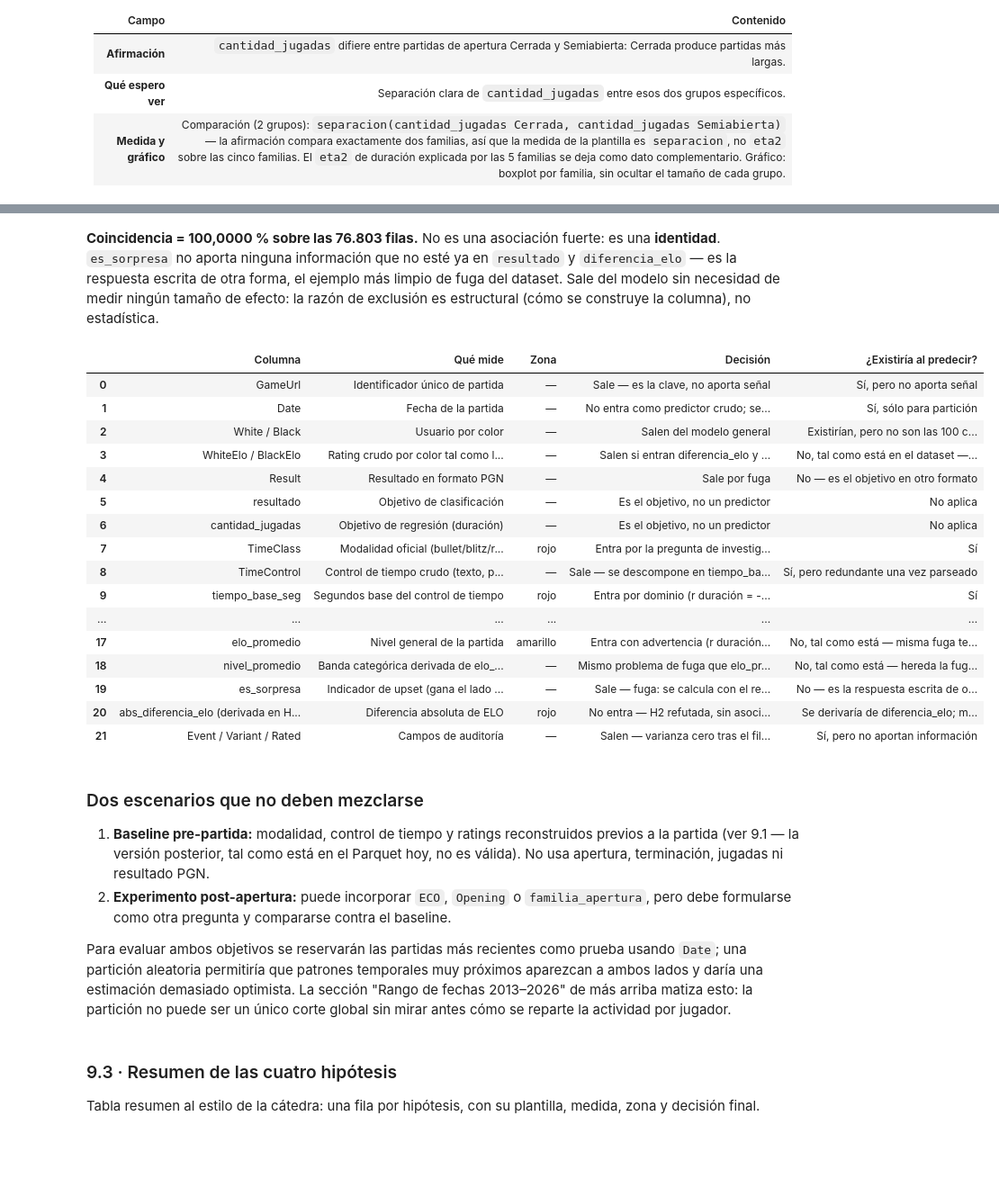
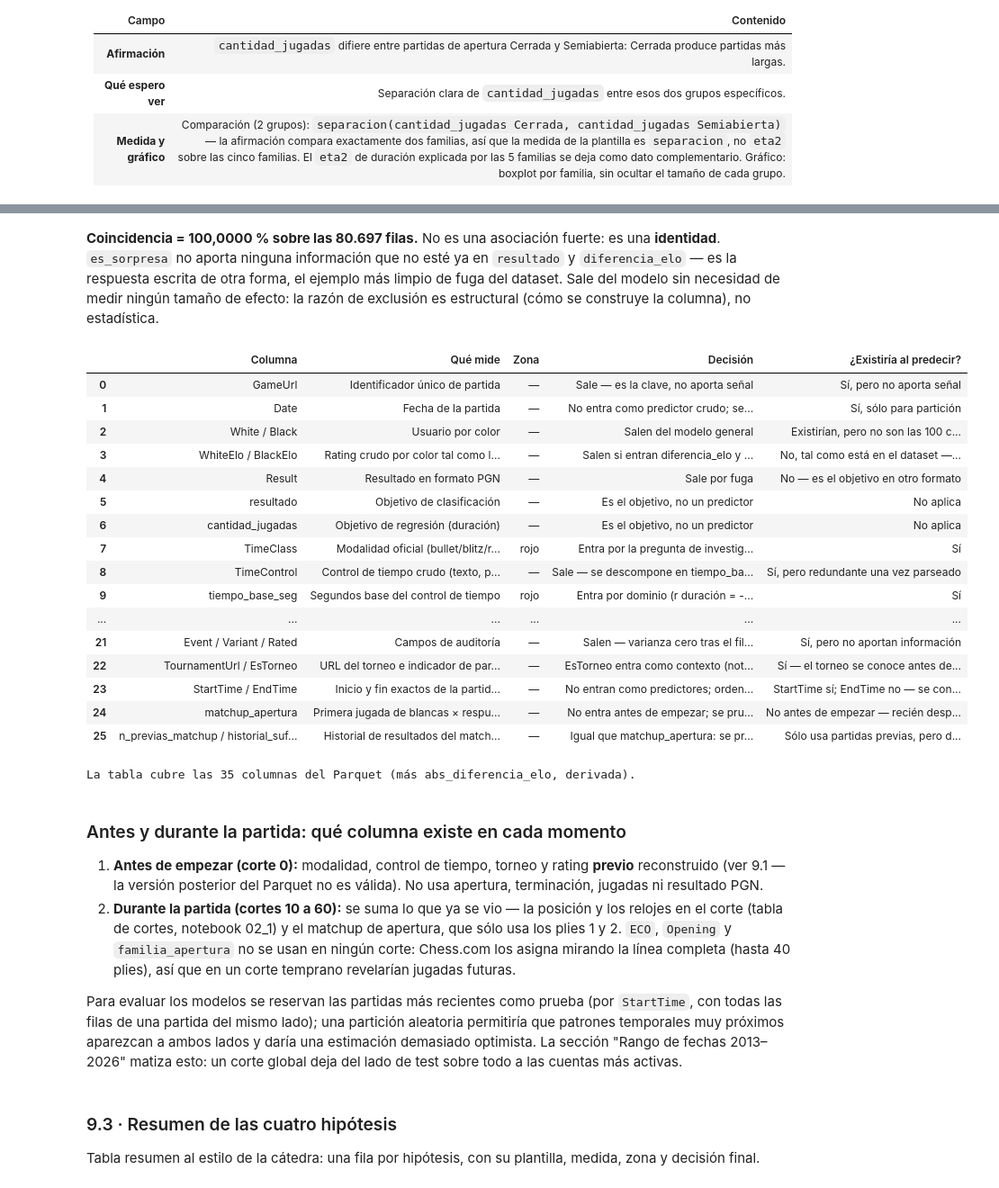
Before and after one commit to BautistaAlosMartorell/chess-outcome-prediction, a Jupyter notebook: notebooks/02_eda_hipotesis.ipynb, the cells around one changed output, grey strips where cells are left out. Shown at 90% size. Saved outputs shown, nothing was run; the diff lists cells and outputs as text; code cells hidden in the pictures; blank space fills up the shorter version.

```diff
--- a/notebooks/02_eda_hipotesis.ipynb
+++ b/notebooks/02_eda_hipotesis.ipynb
@@ -1020,6 +1030,8 @@ Tasa de es_sorpresa = 23.49%
 # %% [markdown]
-**Coincidencia = 100,0000 % sobre las 76.803 filas.** No es una asociación fuerte: es una **identidad**. `es_sorpresa` no aporta ninguna información que no esté ya en `resultado` y `diferencia_elo` — es la respuesta escrita de otra forma, el ejemplo más limpio de fuga del dataset. Sale del modelo sin necesidad de medir ningún tamaño de efecto: la razón de exclusión es estructural (cómo se construye la columna), no estadística.
+**Coincidencia = 100,0000 % sobre las 80.697 filas.** No es una asociación fuerte: es una **identidad**. `es_sorpresa` no aporta ninguna información que no esté ya en `resultado` y `diferencia_elo` — es la respuesta escrita de otra forma, el ejemplo más limpio de fuga del dataset. Sale del modelo sin necesidad de medir ningún tamaño de efecto: la razón de exclusión es estructural (cómo se construye la columna), no estadística.
 # %%
+import pyarrow.parquet as pq
+
 assoc_elo_promedio = asociacion(df["elo_promedio"], df["cantidad_jugadas"])
 assoc_tiempo_base = asociacion(df["tiempo_base_seg"].astype(float), df["cantidad_jugadas"])
 assoc_incremento = asociacion(df["incremento_seg"].astype(float), df["cantidad_jugadas"])
@@ -1175,45 +1187,82 @@ candidate_columns = pd.DataFrame(
             "columna": "abs_diferencia_elo (derivada en H2, no vive en el Parquet)",
             "que_mide": "Diferencia absoluta de ELO",
             "zona": semaforo(h2_pearson, "correlacion"),
             "decision": "No entra — H2 refutada, sin asociación útil con la duración",
             "existiria": "Se derivaría de diferencia_elo; misma fuga si se reconstruyera",
         },
         {
             "columna": "Event / Variant / Rated",
             "que_mide": "Campos de auditoría",
             "zona": "—",
             "decision": "Salen — varianza cero tras el filtro del universo de estudio",
             "existiria": "Sí, pero no aportan información",
         },
+        {
+            "columna": "TournamentUrl / EsTorneo",
+            "que_mide": "URL del torneo e indicador de partida de torneo",
+            "zona": "—",
+            "decision": "EsTorneo entra como contexto (notebook 03); TournamentUrl sale — es un identificador",
+            "existiria": "Sí — el torneo se conoce antes de empezar",
+        },
+        {
+            "columna": "StartTime / EndTime",
+            "que_mide": "Inicio y fin exactos de la partida (UTC)",
+            "zona": "—",
+            "decision": "No entran como predictores; ordenan el historial sin fuga y la partición temporal",
+            "existiria": "StartTime sí; EndTime no — se conoce cuando la partida termina",
+        },
+        {
+            "columna": "matchup_apertura",
+            "que_mide": "Primera jugada de blancas × respuesta de negras",
+            "zona": "—",
+            "decision": "No entra antes de empezar; se prueba durante la partida (notebook 03)",
+            "existiria": "No antes de empezar — recién después de los plies 1 y 2",
+        },
+        {
+            "columna": "n_previas_matchup / historial_suficiente / tasa_blancas_hist / tasa_tablas_hist / tasa_negras_hist",
+            "que_mide": "Historial de resultados del matchup en partidas terminadas antes del inicio",
+            "zona": "—",
+            "decision": "Igual que matchup_apertura: se prueba durante la partida (notebook 03)",
+            "existiria": "Sólo usa partidas previas, pero depende del matchup, que se conoce en el ply 2",
+        },
     ]
 )
 candidate_columns.columns = ["Columna", "Qué mide", "Zona", "Decisión", "¿Existiría al predecir?"]
 display(candidate_columns)
+
+# Every Parquet column has to be covered by a row (several columns can share one). The schema is
+# read from the file because df also holds helper columns added in this notebook.
+parquet_columns = pq.read_schema(DATA_PATH).names
+covered = {c.split(" (")[0] for row in candidate_columns["Columna"] for c in row.split(" / ")}
+missing_from_table = set(parquet_columns) - covered
+assert not missing_from_table, f"Columnas del Parquet sin fila en la tabla: {sorted(missing_from_table)}"
+print(f"La tabla cubre las {len(parquet_columns)} columnas del Parquet (más abs_diferencia_elo, derivada).")
 # %% [output]
 |  | Columna | Qué mide | Zona | Decisión | ¿Existiría al predecir? |
 | 0 | GameUrl | Identificador único de partida | — | Sale — es la clave, no aporta señal | Sí, pero no aporta señal |
 | 1 | Date | Fecha de la partida | — | No entra como predictor crudo; se... | Sí, sólo para partición |
 | 2 | White / Black | Usuario por color | — | Salen del modelo general | Existirían, pero no son las 100 c... |
 | 3 | WhiteElo / BlackElo | Rating crudo por color tal como l... | — | Salen si entran diferencia_elo y ... | No, tal como está en el dataset —... |
 | 4 | Result | Resultado en formato PGN | — | Sale por fuga | No — es el objetivo en otro formato |
 | 5 | resultado | Objetivo de clasificación | — | Es el objetivo, no un predictor | No aplica |
 | 6 | cantidad_jugadas | Objetivo de regresión (duración) | — | Es el objetivo, no un predictor | No aplica |
 | 7 | TimeClass | Modalidad oficial (bullet/blitz/r... | rojo | Entra por la pregunta de investig... | Sí |
 | 8 | TimeControl | Control de tiempo crudo (texto, p... | — | Sale — se descompone en tiempo_ba... | Sí, pero redundante una vez parseado |
 | 9 | tiempo_base_seg | Segundos base del control de tiempo | rojo | Entra por dominio (r duración = -... | Sí |
 | ... | ... | ... | ... | ... | ... |
-| 17 | elo_promedio | Nivel general de la partida | amarillo | Entra con advertencia (r duración... | No, tal como está — misma fuga te... |
-| 18 | nivel_promedio | Banda categórica derivada de elo_... | — | Mismo problema de fuga que elo_pr... | No, tal como está — hereda la fug... |
-| 19 | es_sorpresa | Indicador de upset (gana el lado ... | — | Sale — fuga: se calcula con el re... | No — es la respuesta escrita de o... |
-| 20 | abs_diferencia_elo (derivada en H... | Diferencia absoluta de ELO | rojo | No entra — H2 refutada, sin asoci... | Se derivaría de diferencia_elo; m... |
 | 21 | Event / Variant / Rated | Campos de auditoría | — | Salen — varianza cero tras el fil... | Sí, pero no aportan información |
+| 22 | TournamentUrl / EsTorneo | URL del torneo e indicador de par... | — | EsTorneo entra como contexto (not... | Sí — el torneo se conoce antes de... |
+| 23 | StartTime / EndTime | Inicio y fin exactos de la partid... | — | No entran como predictores; orden... | StartTime sí; EndTime no — se con... |
+| 24 | matchup_apertura | Primera jugada de blancas × respu... | — | No entra antes de empezar; se pru... | No antes de empezar — recién desp... |
+| 25 | n_previas_matchup / historial_suf... | Historial de resultados del match... | — | Igual que matchup_apertura: se pr... | Sólo usa partidas previas, pero d... |
+La tabla cubre las 35 columnas del Parquet (más abs_diferencia_elo, derivada).
 # %% [markdown]
-### Dos escenarios que no deben mezclarse
+### Antes y durante la partida: qué columna existe en cada momento
 
-1. **Baseline pre-partida:** modalidad, control de tiempo y ratings reconstruidos previos a la partida (ver 9.1 — la versión posterior, tal como está en el Parquet hoy, no es válida). No usa apertura, terminación, jugadas ni resultado PGN.
-2. **Experimento post-apertura:** puede incorporar `ECO`, `Opening` o `familia_apertura`, pero debe formularse como otra pregunta y compararse contra el baseline.
+1. **Antes de empezar (corte 0):** modalidad, control de tiempo, torneo y rating **previo** reconstruido (ver 9.1 — la versión posterior del Parquet no es válida). No usa apertura, terminación, jugadas ni resultado PGN.
+2. **Durante la partida (cortes 10 a 60):** se suma lo que ya se vio — la posición y los relojes en el corte (tabla de cortes, notebook 02_1) y el matchup de apertura, que sólo usa los plies 1 y 2. `ECO`, `Opening` y `familia_apertura` no se usan en ningún corte: Chess.com los asigna mirando la línea completa (hasta 40 plies), así que en un corte temprano revelarían jugadas futuras.
 
-Para evaluar ambos objetivos se reservarán las partidas más recientes como prueba usando `Date`; una partición aleatoria permitiría que patrones temporales muy próximos aparezcan a ambos lados y daría una estimación demasiado optimista. La sección "Rango de fechas 2013–2026" de más arriba matiza esto: la partición no puede ser un único corte global sin mirar antes cómo se reparte la actividad por jugador.
+Para evaluar los modelos se reservan las partidas más recientes como prueba (por `StartTime`, con todas las filas de una partida del mismo lado); una partición aleatoria permitiría que patrones temporales muy próximos aparezcan a ambos lados y daría una estimación demasiado optimista. La sección "Rango de fechas 2013–2026" matiza esto: un corte global deja del lado de test sobre todo a las cuentas más activas.
 # %% [markdown]
 ### 9.3 · Resumen de las cuatro hipótesis
 
```
Also changed, not shown: parts of 48 cells of this notebook, 1 other file.
